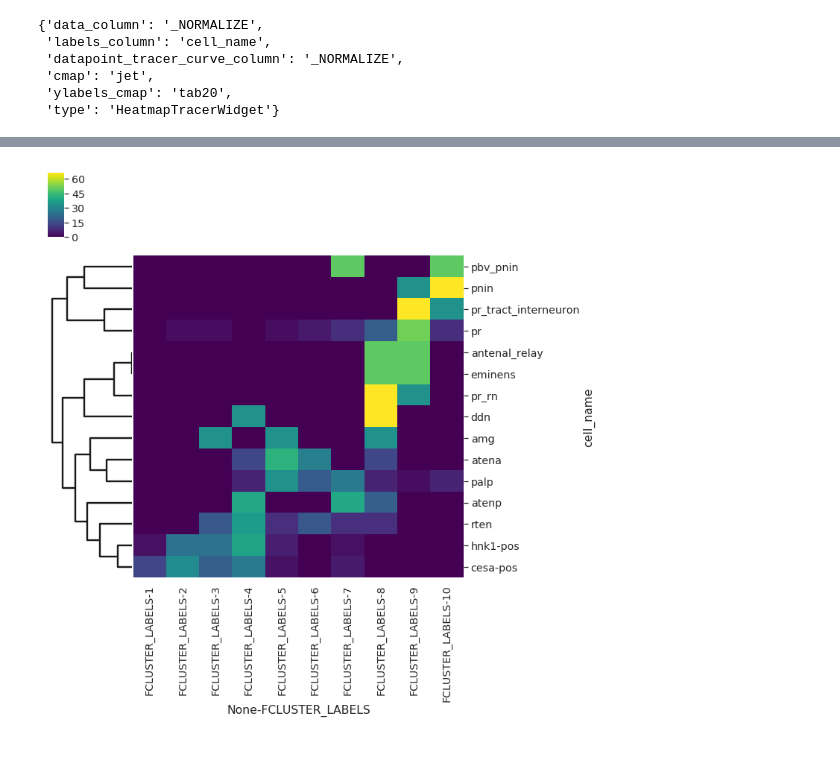
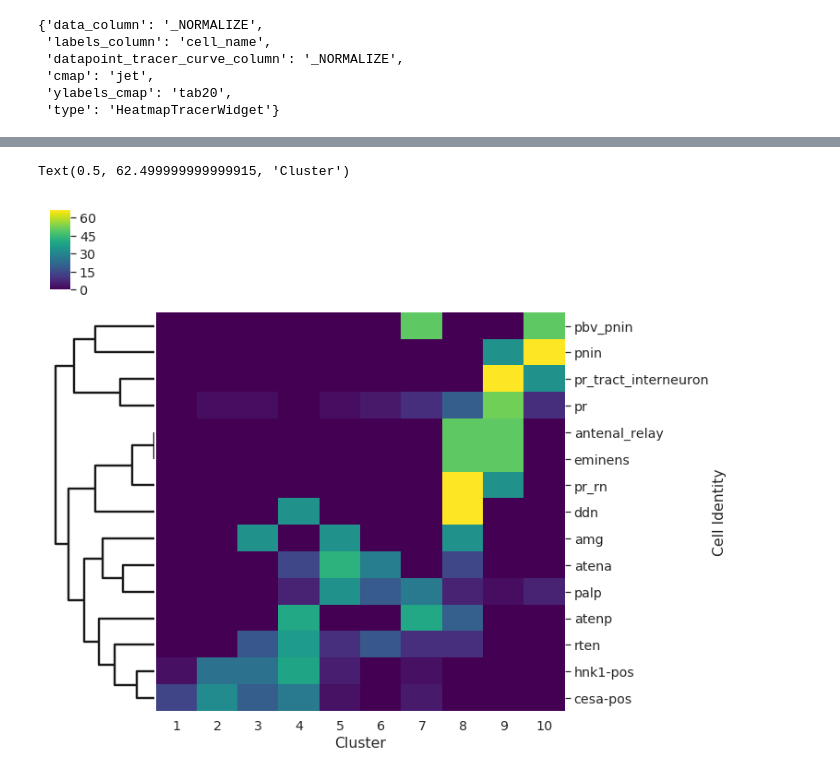
Before and after one commit to kushalkolar/mesmerize_manuscript_notebooks, a Jupyter notebook: proportions_heatmap_include_non-neuronal.ipynb, the cells around one changed output, grey strips where cells are left out. Saved outputs shown, nothing was run; the diff lists cells and outputs as text; code cells hidden in the pictures.

```diff
--- a/proportions_heatmap_include_non-neuronal.ipynb
+++ b/proportions_heatmap_include_non-neuronal.ipynb
@@ -18,7 +18,7 @@ trn.plot_state
  'ylabels_cmap': 'tab20',
  'type': 'HeatmapTracerWidget'}
 # %%
-props_df = get_proportions(xs=trn.df.cell_name, ys=trn.df.FCLUSTER_LABELS, xs_name='cell_name', ys_name='FCLUSTER_LABELS')
+props_df = get_proportions(xs=trn.df.cell_name, ys=trn.df.FCLUSTER_LABELS, xs_name='Cell Identity', ys_name='Cluster')
 # %%
 props_df.fillna(value=0, inplace=True)
 # %%
@@ -36,6 +36,9 @@ Z = linkage(props_df, optimal_ordering=True, method='complete', metric='euclidea
 # %%
 sns.set(font_scale=1.3)
 cm = sns.clustermap(data=props_df, row_linkage=Z, col_cluster=False, cmap='viridis')
+cm.ax_heatmap.set_ylabel("Cell Identity")
+cm.ax_heatmap.set_xlabel("Cluster")
 # %% [output]
+Text(0.5, 62.499999999999915, 'Cluster')
-[figure, old version]
+[figure, new version]
 # %%
```
Also changed, not shown: parts of 3 cells of this notebook, 11 other files.
